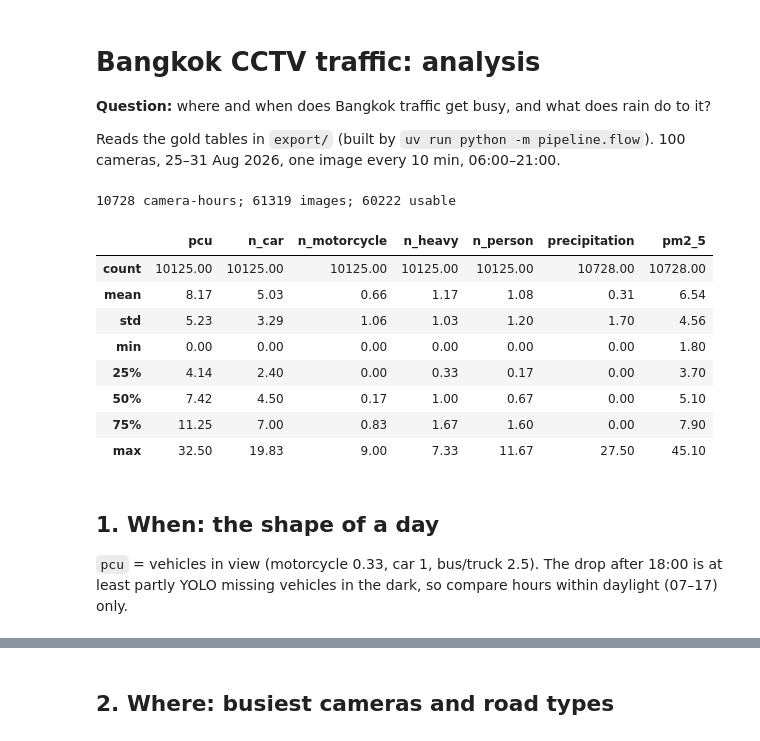
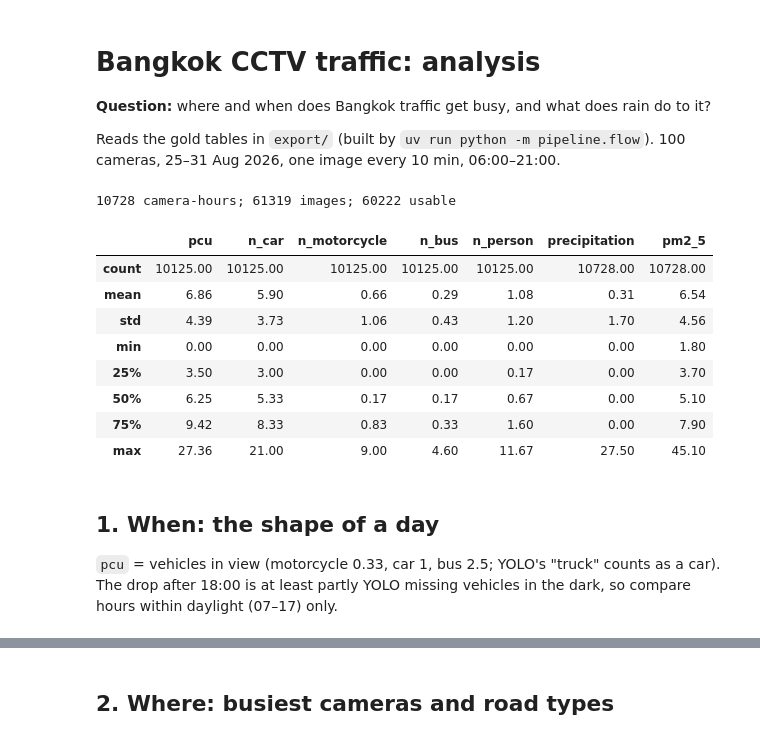
Before and after one commit to Action335/Bangkok-CCTV-Image-Analysis, a Jupyter notebook: analysis/analysis.ipynb, the cells around one changed output, grey strips where cells are left out. Cells and saved outputs as stored; diff of their text form; code cells hidden in the pictures.

Commit message:
feat: validate YOLO against a hand count, count its trucks as cars

```diff
--- a/analysis/analysis.ipynb
+++ b/analysis/analysis.ipynb
@@ -6,30 +6,30 @@ Reads the gold tables in `export/` (built by `uv run python -m pipeline.flow`).
 # %%
 from pathlib import Path
 import matplotlib.pyplot as plt
 import pandas as pd
 import statsmodels.formula.api as smf
 
 EXPORT = Path("../export") if Path("../export").exists() else Path("export")
 hourly = pd.read_parquet(EXPORT / "camera_hour.parquet")
 cams = pd.read_parquet(EXPORT / "cameras.parquet").merge(pd.read_parquet(EXPORT / "camera_clusters.parquet"), on="camera_id", how="left")
 hourly["date"] = hourly.hour.dt.date
 plt.rcParams.update({"figure.figsize": (9, 3.6), "axes.grid": True, "grid.alpha": .3})
 print(len(hourly), "camera-hours;", int(hourly.n_images.sum()), "images;", int(hourly.n_valid.sum()), "usable")
-hourly[["pcu", "n_car", "n_motorcycle", "n_heavy", "n_person", "precipitation", "pm2_5"]].describe().round(2)
+hourly[["pcu", "n_car", "n_motorcycle", "n_bus", "n_person", "precipitation", "pm2_5"]].describe().round(2)
 # %% [output]
 10728 camera-hours; 61319 images; 60222 usable
-|  | pcu | n_car | n_motorcycle | n_heavy | n_person | precipitation | pm2_5 |
+|  | pcu | n_car | n_motorcycle | n_bus | n_person | precipitation | pm2_5 |
 | count | 10125.00 | 10125.00 | 10125.00 | 10125.00 | 10125.00 | 10728.00 | 10728.00 |
-| mean | 8.17 | 5.03 | 0.66 | 1.17 | 1.08 | 0.31 | 6.54 |
-| std | 5.23 | 3.29 | 1.06 | 1.03 | 1.20 | 1.70 | 4.56 |
+| mean | 6.86 | 5.90 | 0.66 | 0.29 | 1.08 | 0.31 | 6.54 |
+| std | 4.39 | 3.73 | 1.06 | 0.43 | 1.20 | 1.70 | 4.56 |
 | min | 0.00 | 0.00 | 0.00 | 0.00 | 0.00 | 0.00 | 1.80 |
-| 25% | 4.14 | 2.40 | 0.00 | 0.33 | 0.17 | 0.00 | 3.70 |
-| 50% | 7.42 | 4.50 | 0.17 | 1.00 | 0.67 | 0.00 | 5.10 |
-| 75% | 11.25 | 7.00 | 0.83 | 1.67 | 1.60 | 0.00 | 7.90 |
-| max | 32.50 | 19.83 | 9.00 | 7.33 | 11.67 | 27.50 | 45.10 |
+| 25% | 3.50 | 3.00 | 0.00 | 0.00 | 0.17 | 0.00 | 3.70 |
+| 50% | 6.25 | 5.33 | 0.17 | 0.17 | 0.67 | 0.00 | 5.10 |
+| 75% | 9.42 | 8.33 | 0.83 | 0.33 | 1.60 | 0.00 | 7.90 |
+| max | 27.36 | 21.00 | 9.00 | 4.60 | 11.67 | 27.50 | 45.10 |
 # %% [markdown]
 ## 1. When: the shape of a day
-`pcu` = vehicles in view (motorcycle 0.33, car 1, bus/truck 2.5). The drop after 18:00 is at least partly YOLO missing vehicles in the dark, so compare hours within daylight (07–17) only.
+`pcu` = vehicles in view (motorcycle 0.33, car 1, bus 2.5; YOLO's "truck" counts as a car). The drop after 18:00 is at least partly YOLO missing vehicles in the dark, so compare hours within daylight (07–17) only.
 # %%
 day = hourly.groupby(["hour_of_day", "is_weekend"]).pcu.mean().unstack()
 day.columns = ["weekday", "weekend"]
```
Also changed, not shown: parts of 10 cells of this notebook, 12 other files.
